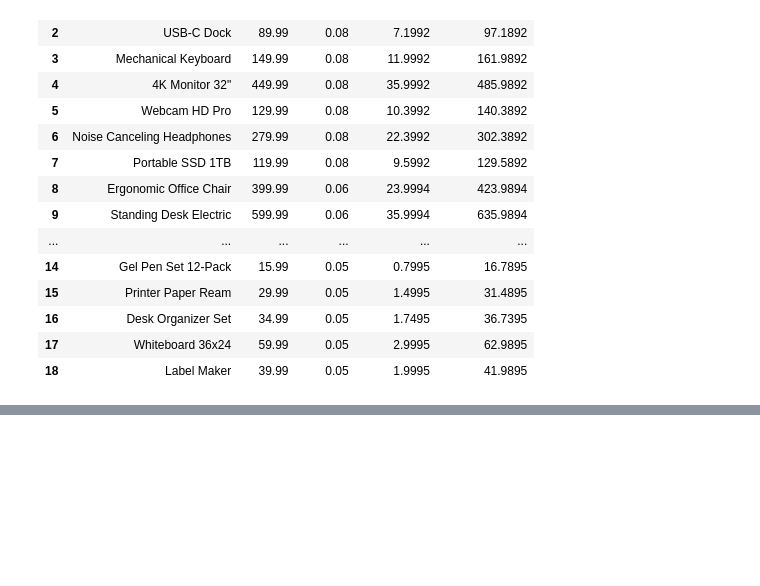
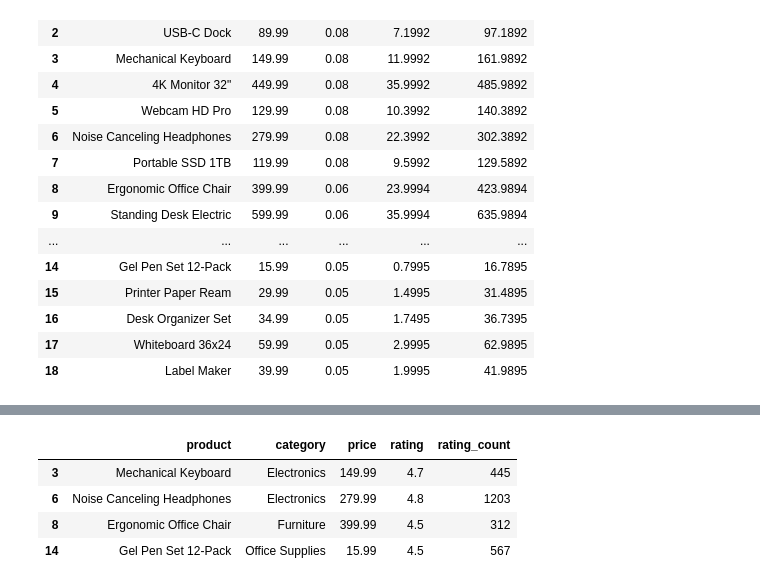
Before and after one commit to khing-fm/Data_Science, a Jupyter notebook: pandas-for_data-analytics_JSON-File.ipynb, the cells around one changed output, grey strips where cells are left out. Cells and saved outputs as stored; diff of their text form; code cells hidden in the pictures; blank space fills up the shorter version.

```diff
--- a/pandas-for_data-analytics_JSON-File.ipynb
+++ b/pandas-for_data-analytics_JSON-File.ipynb
@@ -538,0 +564,25 @@ display(
+# %%
+# 16. products with high ratings and high demand
+
+popular_products = df[
+    (df['rating'] >= 4.5) &
+    (df['rating_count'] >= 300)
+]
+
+display(
+    popular_products[
+        [
+            'product',
+            'category',
+            'price',
+            'rating',
+            'rating_count'
+        ]
+    ]
+)
+# %% [output]
+|  | product | category | price | rating | rating_count |
+| 3 | Mechanical Keyboard | Electronics | 149.99 | 4.7 | 445 |
+| 6 | Noise Canceling Headphones | Electronics | 279.99 | 4.8 | 1203 |
+| 8 | Ergonomic Office Chair | Furniture | 399.99 | 4.5 | 312 |
+| 14 | Gel Pen Set 12-Pack | Office Supplies | 15.99 | 4.5 | 567 |
```
Also changed, not shown: parts of 10 cells of this notebook.
